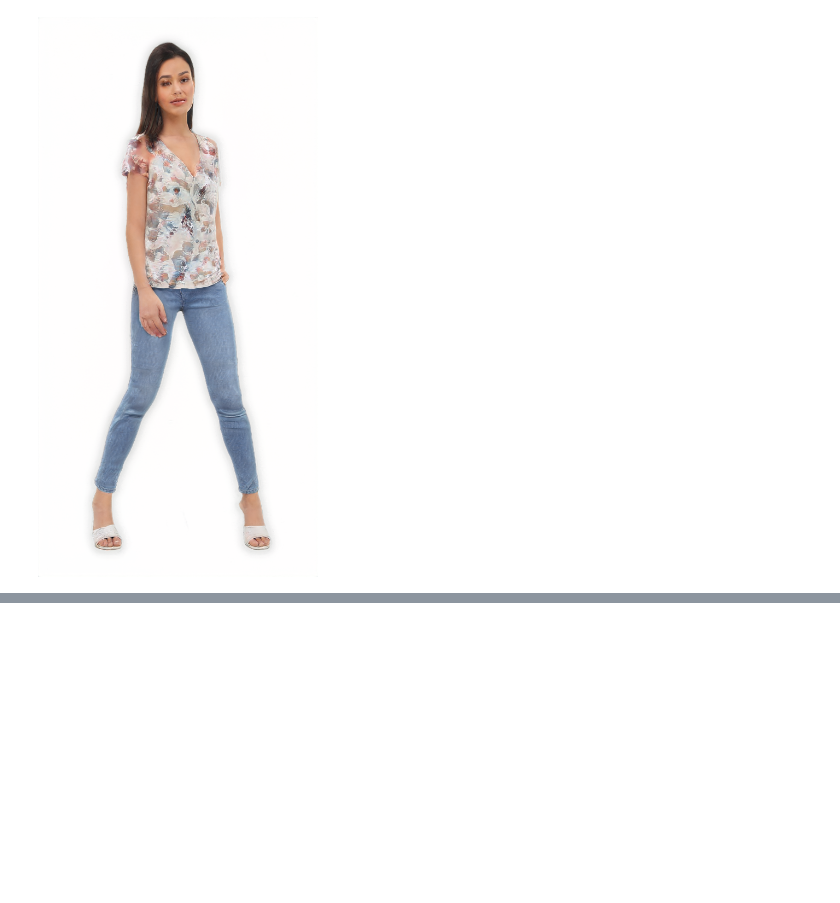
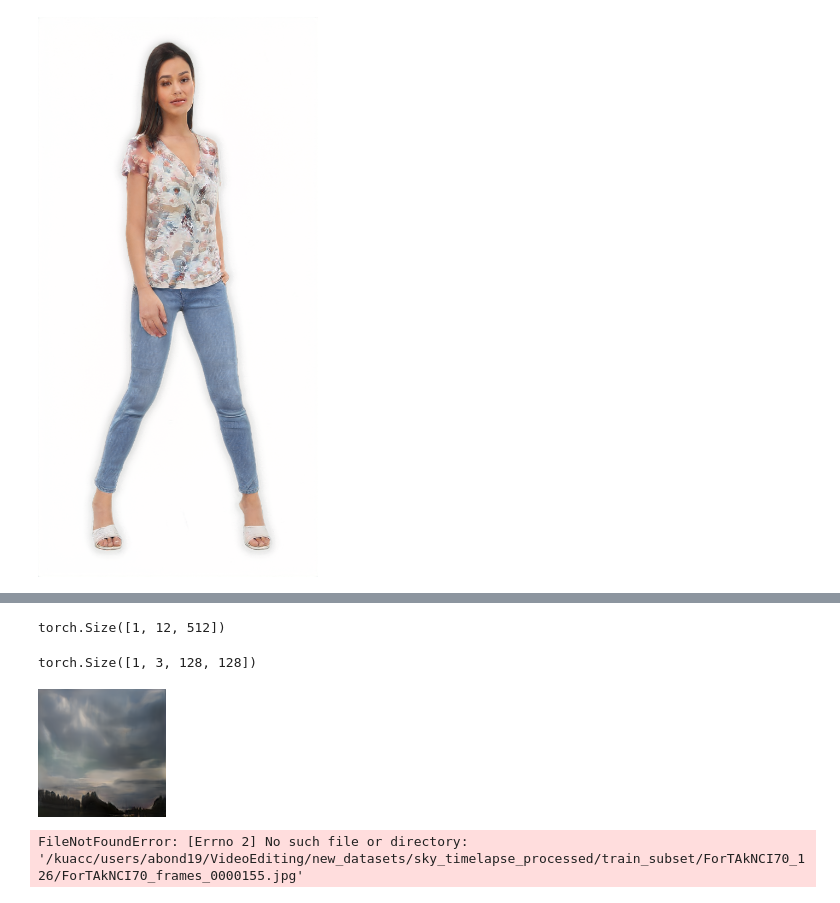
Before and after one commit to leventkaracan/dicomogan, a Jupyter notebook: pytorch_lightning.ipynb, the cells around one changed output, grey strips where cells are left out. Drawn from its saved outputs; the diff is of its cells as text; code cells hidden in the pictures; blank space fills up the shorter version.

```diff
--- a/pytorch_lightning.ipynb
+++ b/pytorch_lightning.ipynb
@@ -491,0 +508,2 @@ to_PIL(mean_img[0])
+# %%
+inv_path = '/kuacc/users/abond19/VideoEditing/sky_timelapse_inversions_tmp/w+_inversions/ForTAkNCI70_126/ForTAkNCI70_frames_00001609.pt'
@@ -491,0 +512,3 @@ to_PIL(mean_img[0])
+# %%
+import torch
+w = torch.load(inv_path).cuda()
@@ -491,0 +525,19 @@ to_PIL(mean_img[0])
+# %%
+import numpy as np
+from PIL import  Image
+def to_PIL(x):
+    x = x.detach().cpu()
+    x = torch.clamp(x, -1., 1.)
+    x = (x + 1.)/2.
+    x = x.permute(1,2,0).numpy()
+    x = (255*x).astype(np.uint8)
+    x = Image.fromarray(x)
+    if not x.mode == "RGB":
+        x = x.convert("RGB")
+    return x
+# %%
+img, latent = model(w, return_latents=True, input_is_latent=True)
+# %%
+latent.shape
+# %% [output]
+torch.Size([1, 12, 512])
@@ -491,0 +546,13 @@ to_PIL(mean_img[0])
+# %%
+img.shape
+# %% [output]
+torch.Size([1, 3, 128, 128])
+# %%
+# from experiment_utils import to_PIL
+to_PIL(img[0])
+# %% [output]
+[figure, added]
+# %%
+Image.open('/kuacc/users/abond19/VideoEditing/new_datasets/sky_timelapse_processed/train_subset/ForTAkNCI70_126/ForTAkNCI70_frames_0000155.jpg')
+# %% [output]
+FileNotFoundError: [Errno 2] No such file or directory: '/kuacc/users/abond19/VideoEditing/new_datasets/sky_timelapse_processed/train_subset/ForTAkNCI70_126/ForTAkNCI70_frames_0000155.jpg'
```
Also changed, not shown: parts of 35 cells of this notebook, 4 other files.
